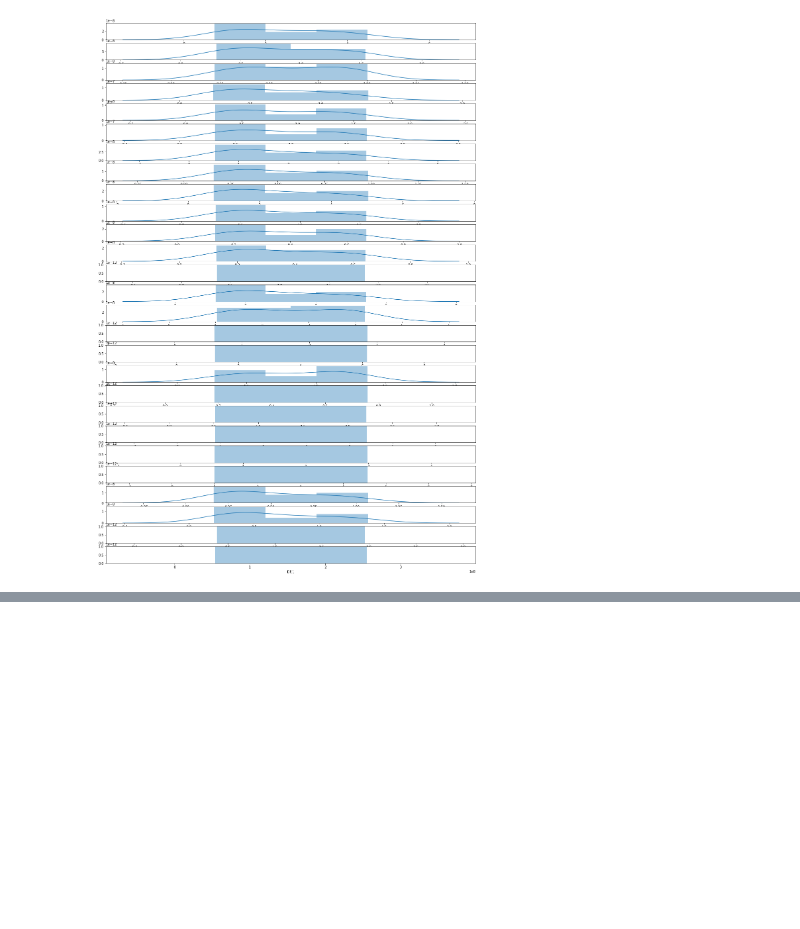
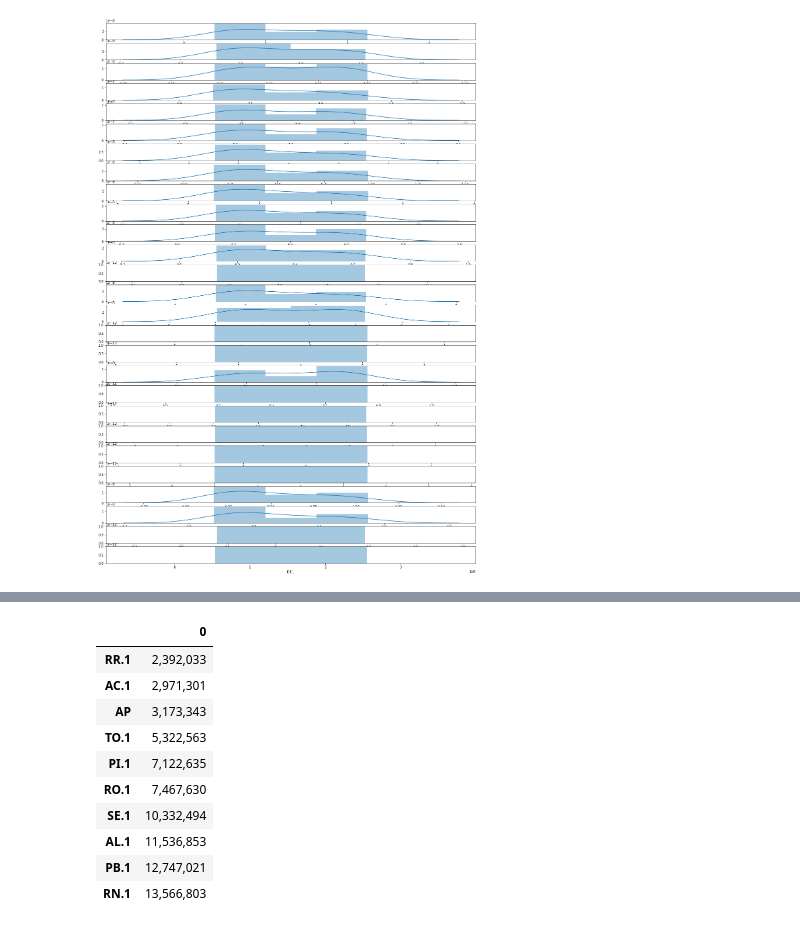
Before and after one commit to julianaeliseo/Brazil-s-states-socioeconomic-data-, a Jupyter notebook: Untitled.ipynb, the cells around one changed output, grey strips where cells are left out. Drawn from its saved outputs; the diff is of its cells as text; code cells hidden in the pictures; blank space fills up the shorter version.

```diff
--- a/Untitled.ipynb
+++ b/Untitled.ipynb
@@ -193,0 +245,28 @@ for i in enumerate(feature):
+# %%
+top10_lowergdp =  pd.DataFrame(columns = dataPIB.columns[0:28])
+top10_lowergdp ['ANO PIB'] = dataPIB['ANO PIB']
+
+for i in (dataPIB.columns[1:28]):
+    top10_lowergdp[i] = dataPIB[i].sort_values(ascending=True)
+
+
+t10 = top10_lowergdp[0:1].T
+
+t11 = t10[1:28]
+
+top10_lowerPIB = t11.sort_values(0, ascending=True).head(10)
+
+pd.options.display.float_format = '{:,.0f}'.format
+top10_lowerPIB
+# %% [output]
+|  | 0 |
+| RR.1 | 2,392,033 |
+| AC.1 | 2,971,301 |
+| AP | 3,173,343 |
+| TO.1 | 5,322,563 |
+| PI.1 | 7,122,635 |
+| RO.1 | 7,467,630 |
+| SE.1 | 10,332,494 |
+| AL.1 | 11,536,853 |
+| PB.1 | 12,747,021 |
+| RN.1 | 13,566,803 |
```
Also changed, not shown: parts of 14 cells of this notebook.
